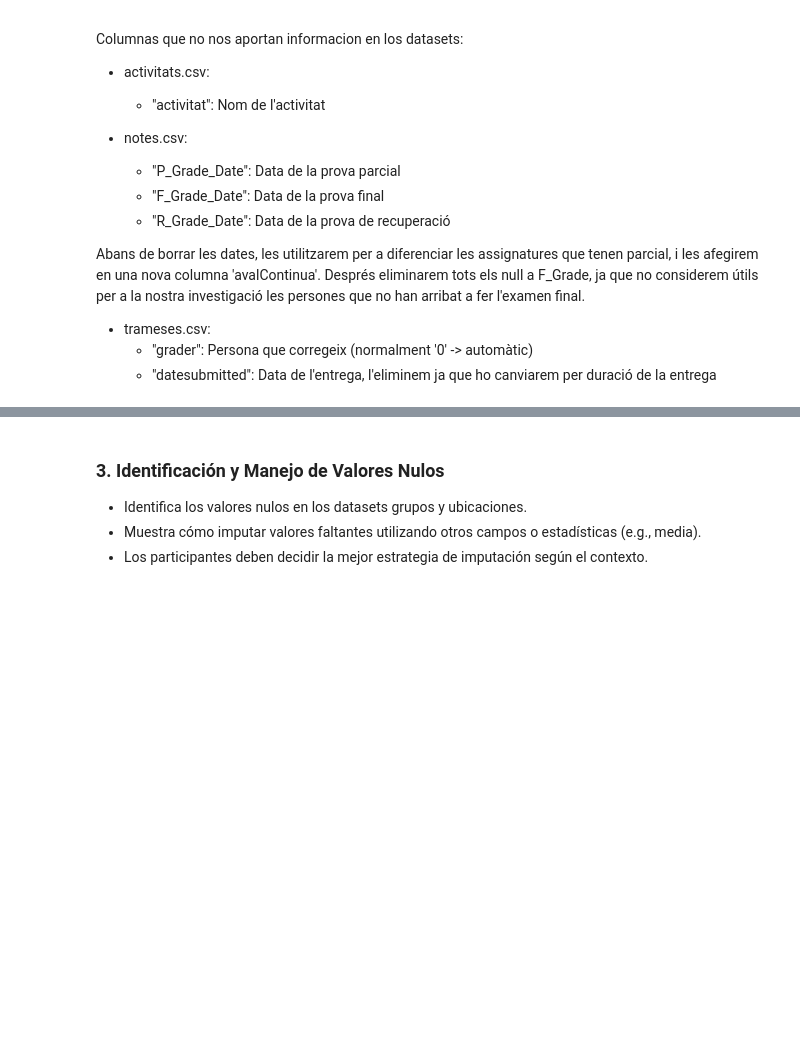
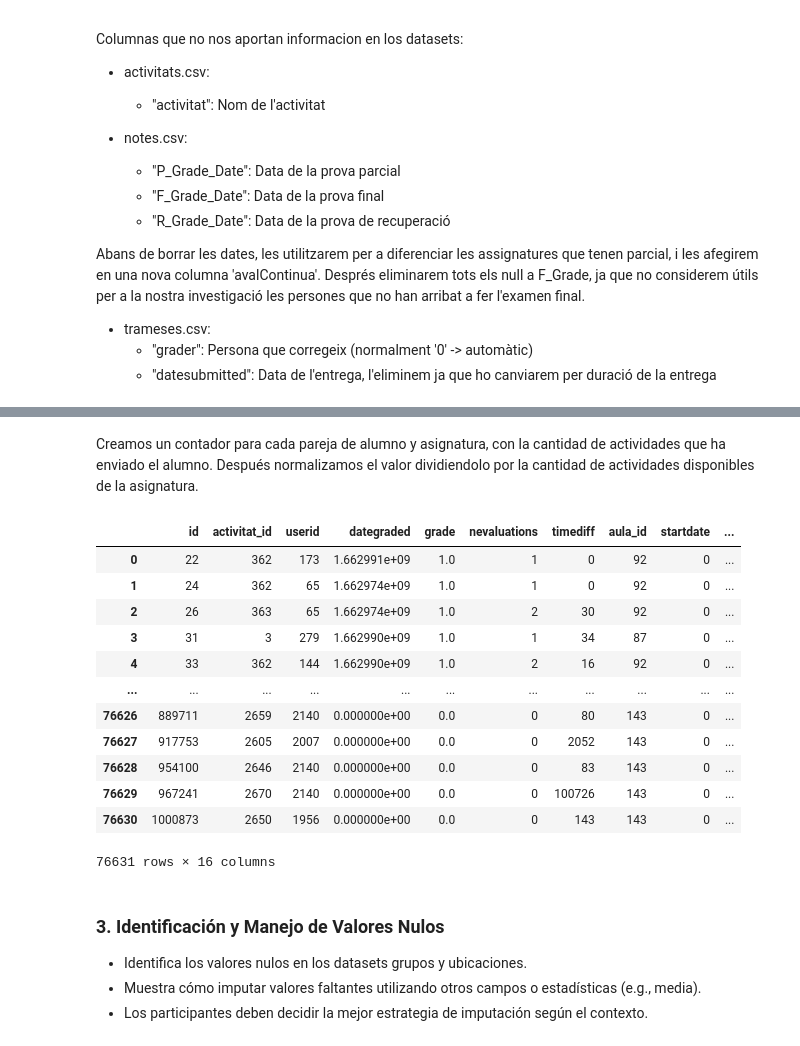
Before and after one commit to NIU1596830/Hackathon-Caronte-Challenge-UAB-2024, a Jupyter notebook: docs/main.ipynb, the cells around one changed output, grey strips where cells are left out. Saved outputs shown, nothing was run; the diff lists cells and outputs as text; code cells hidden in the pictures; blank space fills up the shorter version.

```diff
--- a/docs/main.ipynb
+++ b/docs/main.ipynb
@@ -266,0 +299,2 @@ print(trameses_clean)
+# %%
+activitats_clean['actTotal'] = activitats_clean.groupby('aula_id')['activitat_id'].transform('nunique')
@@ -266,0 +305,8 @@ print(trameses_clean)
+# %%
+activitats_prev = activitats_clean.rename({"grade": "grade_max"}, axis=1)
+joined1 = pd.merge(trameses_clean, activitats_prev, on="activitat_id")
+joined2 = pd.merge(joined1, notes_clean, on=["userid", "aula_id"])
+
+joined2["grade"] = joined2["grade"] / joined2["grade_max"]
+joined2_cleaned = joined2.drop(labels=["grade_max"], axis=1)
+joined2_cleaned.sort_values(by="aula_id", ascending=True).describe()
@@ -267,3 +323,22 @@ print(trameses_clean)
+# %% [markdown]
+Creamos un contador para cada pareja de alumno y asignatura, con la cantidad de actividades que ha enviado el alumno. Después normalizamos el valor dividiendolo por la cantidad de actividades disponibles de la asignatura.
+# %%
+joined2_cleaned['actCount'] = joined2_cleaned.groupby(['aula_id', 'userid'])['activitat_id'].transform('nunique')
+joined2_cleaned
+# %% [output]
+|  | id | activitat_id | userid | dategraded | grade | nevaluations | timediff | aula_id | startdate | ... |
+| 0 | 22 | 362 | 173 | 1.662991e+09 | 1.0 | 1 | 0 | 92 | 0 | ... |
+| 1 | 24 | 362 | 65 | 1.662974e+09 | 1.0 | 1 | 0 | 92 | 0 | ... |
+| 2 | 26 | 363 | 65 | 1.662974e+09 | 1.0 | 2 | 30 | 92 | 0 | ... |
+| 3 | 31 | 3 | 279 | 1.662990e+09 | 1.0 | 1 | 34 | 87 | 0 | ... |
+| 4 | 33 | 362 | 144 | 1.662990e+09 | 1.0 | 2 | 16 | 92 | 0 | ... |
+| ... | ... | ... | ... | ... | ... | ... | ... | ... | ... | ... |
+| 76626 | 889711 | 2659 | 2140 | 0.000000e+00 | 0.0 | 0 | 80 | 143 | 0 | ... |
+| 76627 | 917753 | 2605 | 2007 | 0.000000e+00 | 0.0 | 0 | 2052 | 143 | 0 | ... |
+| 76628 | 954100 | 2646 | 2140 | 0.000000e+00 | 0.0 | 0 | 83 | 143 | 0 | ... |
+| 76629 | 967241 | 2670 | 2140 | 0.000000e+00 | 0.0 | 0 | 100726 | 143 | 0 | ... |
+| 76630 | 1000873 | 2650 | 1956 | 0.000000e+00 | 0.0 | 0 | 143 | 143 | 0 | ... |
+76631 rows × 16 columns
 # %% [markdown]
 ### 3. Identificación y Manejo de Valores Nulos
 
```
Also changed, not shown: parts of 16 cells of this notebook, 1 other file.
